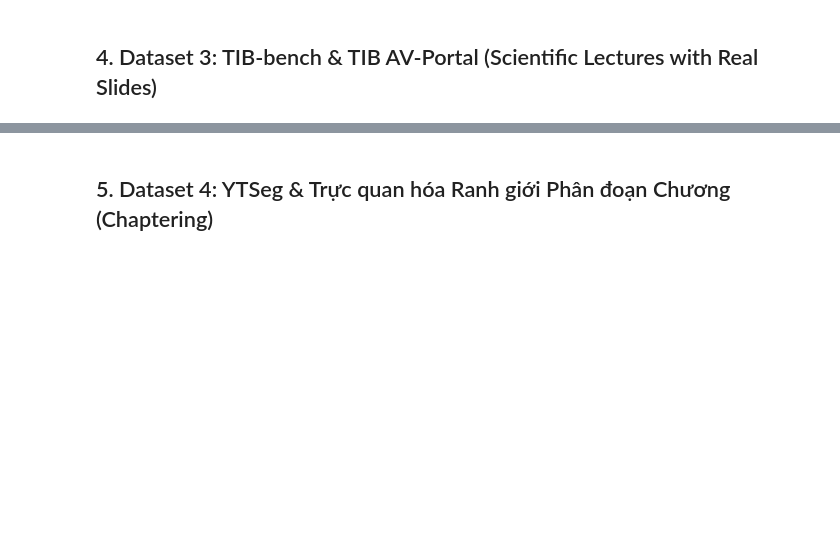
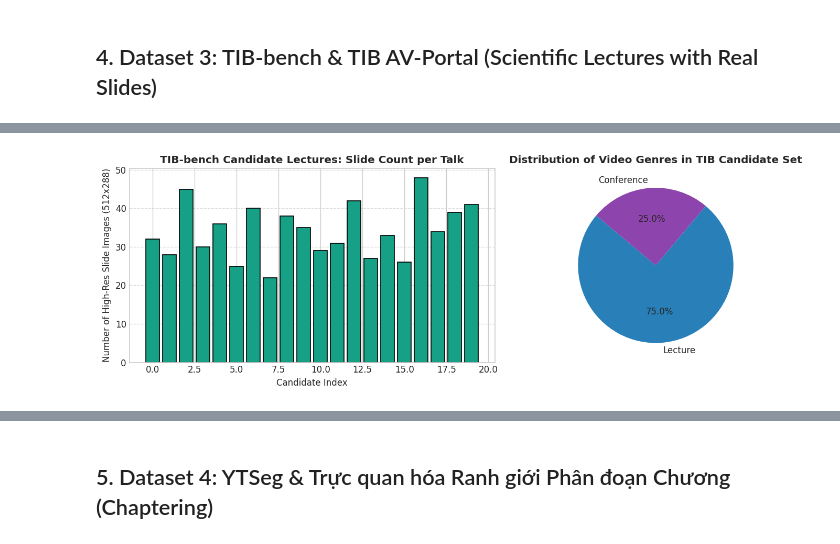
Before and after one commit to multimodal-lecture-summarizer/multimodal-lecture-summarizer, a Jupyter notebook: experiments/notebooks/01_phase1_qualification_and_pilot.ipynb, the cells around one changed output, grey strips where cells are left out. Saved outputs shown, nothing was run; the diff lists cells and outputs as text; code cells hidden in the pictures; blank space fills up the shorter version.

```diff
--- a/experiments/notebooks/01_phase1_qualification_and_pilot.ipynb
+++ b/experiments/notebooks/01_phase1_qualification_and_pilot.ipynb
@@ -76,8 +80,8 @@ _t0 = _time.time()
 # --- Robust path resolution for Colab Free (260830 legacy vs 260901 unified) ---
 def _resolve_eduvidqa():
     candidates = [
-        PROJECT_ROOT / "plans" / "260901-unified-scientific-benchmark" / "probes" / "cache" / "eduvidqa" / "data",
-        PROJECT_ROOT / "plans" / "260830-1917-scientific-benchmark" / "probes" / "cache" / "eduvidqa" / "data",
+        PROJECT_ROOT / "probes" / "cache" / "eduvidqa" / "data",
+        PROJECT_ROOT / "probes" / "cache" / "eduvidqa" / "data",
         PROJECT_ROOT / "experiments" / "datasets" / "eduvidqa",
         PROJECT_ROOT / "benchmarks" / "official_datasets" / "eduvidqa",
         PROJECT_ROOT / "probes" / "cache" / "eduvidqa" / "data",
@@ -214,8 +231,8 @@ NB_LOGGER.step(8, "Load VT-SSum sample lecture", total=5)
 _t0 = _time.time()
 def _resolve_vt_sample():
     candidates = [
-        PROJECT_ROOT / "plans" / "260901-unified-scientific-benchmark" / "probes" / "cache" / "vtssum" / "test" / "22axpf7xhjwrzdzw7w77yc7mukreba37.json",
-        PROJECT_ROOT / "plans" / "260830-1917-scientific-benchmark" / "probes" / "cache" / "vtssum" / "test" / "22axpf7xhjwrzdzw7w77yc7mukreba37.json",
+        PROJECT_ROOT / "probes" / "cache" / "vtssum" / "test" / "22axpf7xhjwrzdzw7w77yc7mukreba37.json",
+        PROJECT_ROOT / "probes" / "cache" / "vtssum" / "test" / "22axpf7xhjwrzdzw7w77yc7mukreba37.json",
         PROJECT_ROOT / "probes" / "cache" / "vtssum" / "test" / "22axpf7xhjwrzdzw7w77yc7mukreba37.json",
         PROJECT_ROOT / "multimodal-lecture-summarizer" / "plans" / "260901-unified-scientific-benchmark" / "probes" / "cache" / "vtssum" / "test" / "22axpf7xhjwrzdzw7w77yc7mukreba37.json",
     ]
@@ -223,8 +240,8 @@ def _resolve_vt_sample():
         if p.exists():
             return p
     # Fallback: pick any vtssum test file if exists
-    for base in [PROJECT_ROOT / "plans" / "260901-unified-scientific-benchmark" / "probes" / "cache" / "vtssum" / "test",
-                 PROJECT_ROOT / "plans" / "260830-1917-scientific-benchmark" / "probes" / "cache" / "vtssum" / "test"]:
+    for base in [PROJECT_ROOT / "probes" / "cache" / "vtssum" / "test",
+                 PROJECT_ROOT / "probes" / "cache" / "vtssum" / "test"]:
         if base.exists():
             files = list(base.glob("*.json"))
             if files:
@@ -299,8 +326,8 @@ _t0 = _time.time()
 def _resolve_candidate():
     candidates = [
         PROJECT_ROOT / "plans" / "260901-unified-scientific-benchmark" / "framework" / "manifests" / "candidate_media_20.json",
-        PROJECT_ROOT / "plans" / "260901-unified-scientific-benchmark" / "manifests" / "candidate_media_20.json",
-        PROJECT_ROOT / "plans" / "260830-1917-scientific-benchmark" / "manifests" / "candidate_media_20.json",
+        PROJECT_ROOT / "plans" / "260901-unified-scientific-benchmark" / "framework" / "manifests" / "candidate_media_20.json",
+        PROJECT_ROOT / "plans" / "260901-unified-scientific-benchmark" / "framework" / "manifests" / "candidate_media_20.json",
         PROJECT_ROOT / "benchmarks" / "manifests" / "candidate_media_20.json",
         PROJECT_ROOT / "probes" / "candidate_media_20.json",
     ]
@@ -337,3 +364,4 @@ plt.tight_layout()
 plt.show()
 
 NB_LOGGER.done("Load TIB candidate manifests", extra={"elapsed_sec": round(_time.time()-_t0,1), "records": len(df_tib)})
+# %% [output]
@@ -339,0 +370 @@ NB_LOGGER.done("Load TIB candidate manifests", extra={"elapsed_sec": round(_time
+[figure, added]
```
Also changed, not shown: parts of 8 cells of this notebook, 2 other files.
